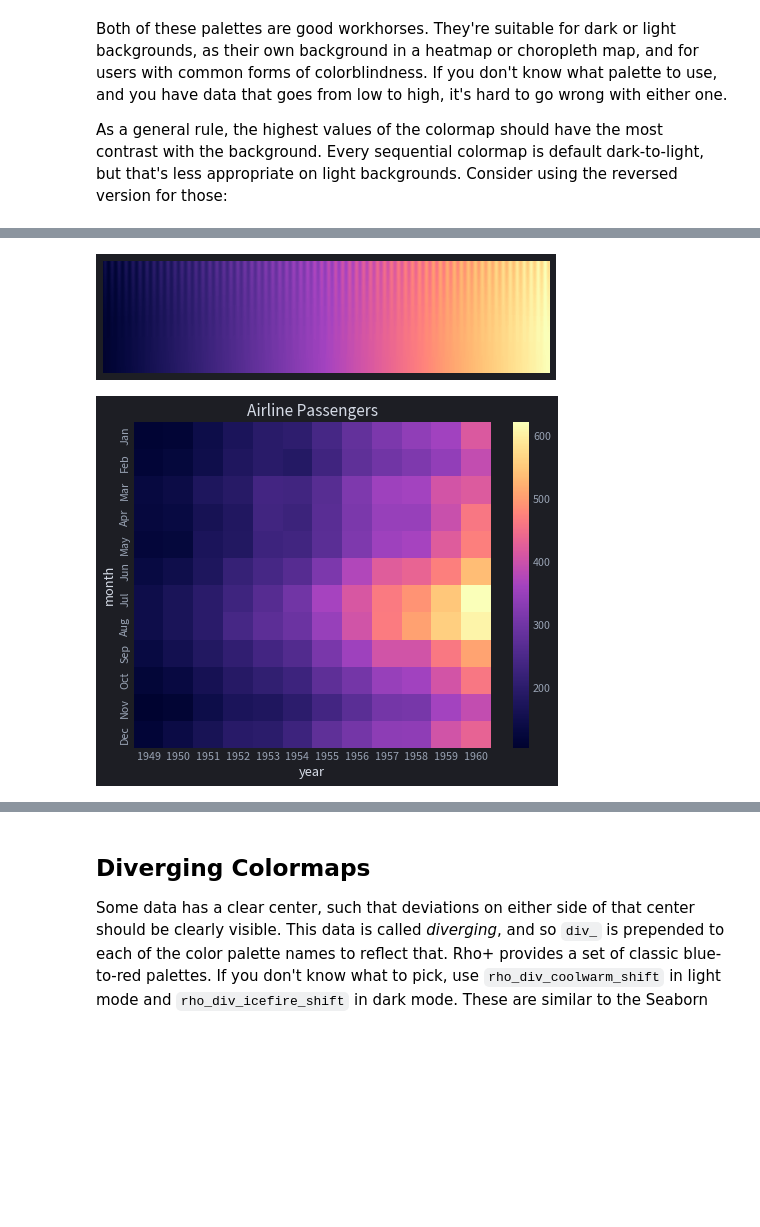
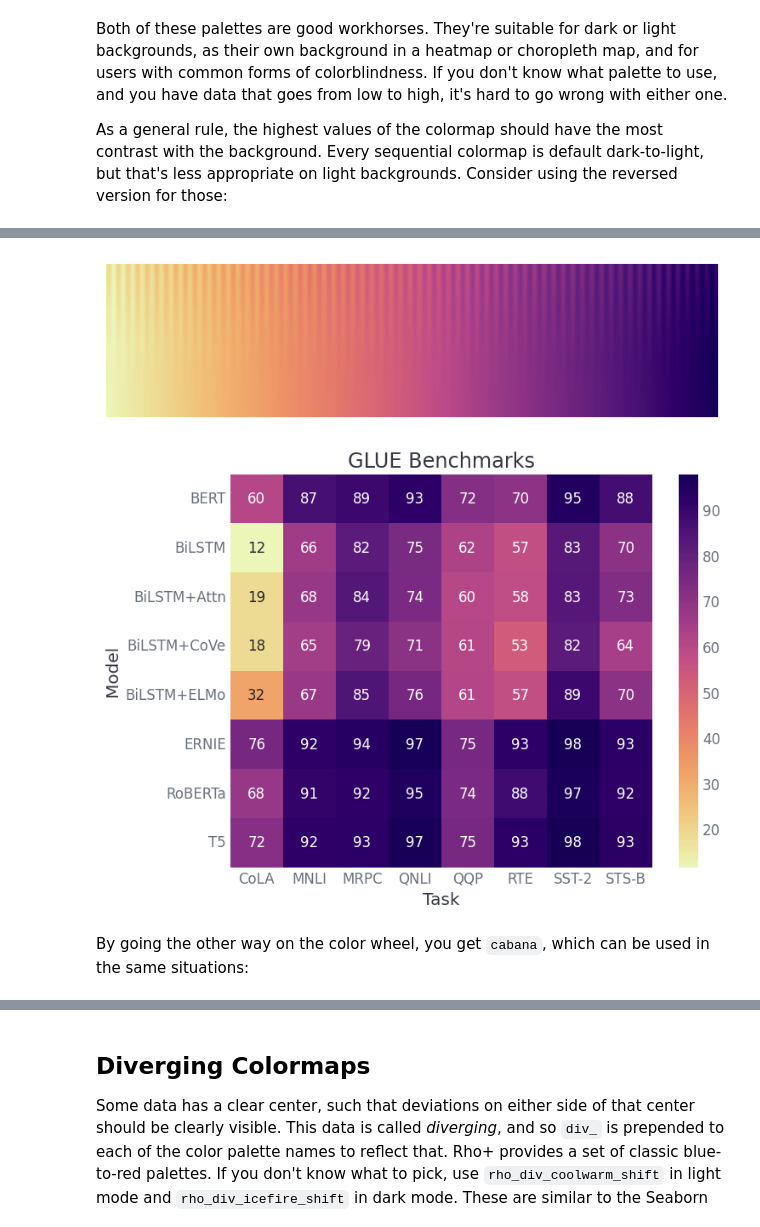
Before and after one commit to nicholas-miklaucic/rho_plus, a Jupyter notebook: docs/source/quantitative_colormaps.ipynb, the cells around one changed output, grey strips where cells are left out. Cells and saved outputs as stored; diff of their text form; code cells hidden in the pictures; blank space fills up the shorter version.

```diff
--- a/docs/source/quantitative_colormaps.ipynb
+++ b/docs/source/quantitative_colormaps.ipynb
@@ -104,15 +116,15 @@ If you are using a palette as the background in a heatmap or choropleth map, the
 # %%
-flights = sns.load_dataset('flights').pivot(
-    index='month',
-    columns='year',
-    values='passengers')
-def heatmap_plot(palette):
-    sns.heatmap(flights, fmt='d', cmap=palette)
-    plt.title('Airline Passengers')
+glue = sns.load_dataset('glue').pivot_table('Score', 'Model', 'Task')
+def heatmap_plot(palette, annot=True):
+    sns.heatmap(glue, annot=annot, fmt='.0f', cmap=palette)
+    plt.title('GLUE Benchmarks')
 
-teeth_plot(rp.mpl_umbra)
-plt.show()
-heatmap_plot(rp.mpl_umbra)
+with plt.style.context(rp.mpl_setup(False, False)[0]):
+    teeth_plot(rp.mpl_lava)
+    plt.show()
+    heatmap_plot(rp.mpl_lava)
 # %% [output]
-[figure, old version]
+[figure, new version]
-[figure, old version]
+[figure, new version]
+# %% [markdown]
+By going the other way on the color wheel, you get `cabana`, which can be used in the same situations:
```
Also changed, not shown: parts of 32 cells of this notebook, 18 other files.
